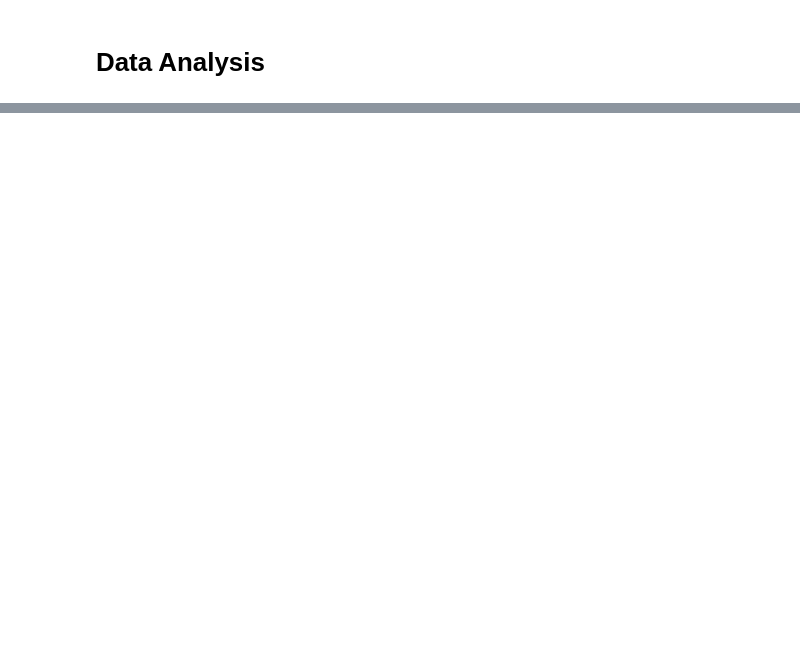
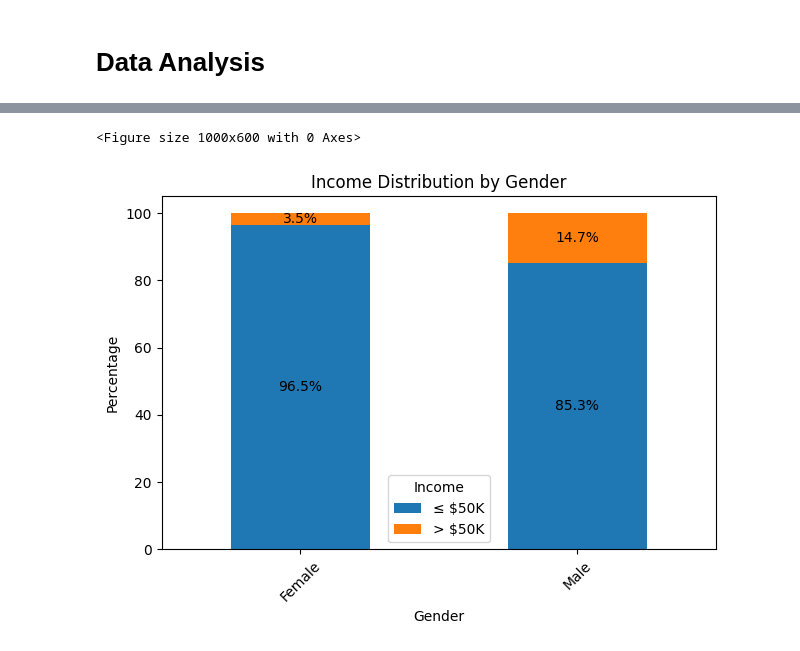
Before and after one commit to poka93/dataiku-amine-biad, a Jupyter notebook: notebooks/data_analysis.ipynb, the cells around one changed output, grey strips where cells are left out. Saved outputs shown, nothing was run; the diff lists cells and outputs as text; code cells hidden in the pictures; blank space fills up the shorter version.

```diff
--- a/notebooks/data_analysis.ipynb
+++ b/notebooks/data_analysis.ipynb
@@ -65,0 +180,25 @@ df.head()
+# %%
+# Create a stacked bar plot to show income distribution by gender
+plt.figure(figsize=(10, 6))
+
+# Calculate proportions for each gender
+income_by_gender = df.groupby('sex')['income'].value_counts(normalize=True).unstack() * 100
+
+# Create stacked bar plot
+ax = income_by_gender.plot(kind='bar', stacked=True)
+
+# Add percentage labels on the bars
+for c in ax.containers:
+    # Add labels with percentages
+    ax.bar_label(c, fmt='%.1f%%', label_type='center')
+
+plt.title('Income Distribution by Gender')
+plt.xlabel('Gender')
+plt.ylabel('Percentage')
+plt.legend(title='Income', labels=['≤ $50K', '> $50K'])
+plt.xticks(rotation=45)
+plt.tight_layout()
+plt.show()
+# %% [output]
+<Figure size 1000x600 with 0 Axes>
+[figure, added]
```
Also changed, not shown: parts of 33 cells of this notebook, 3 other files.
